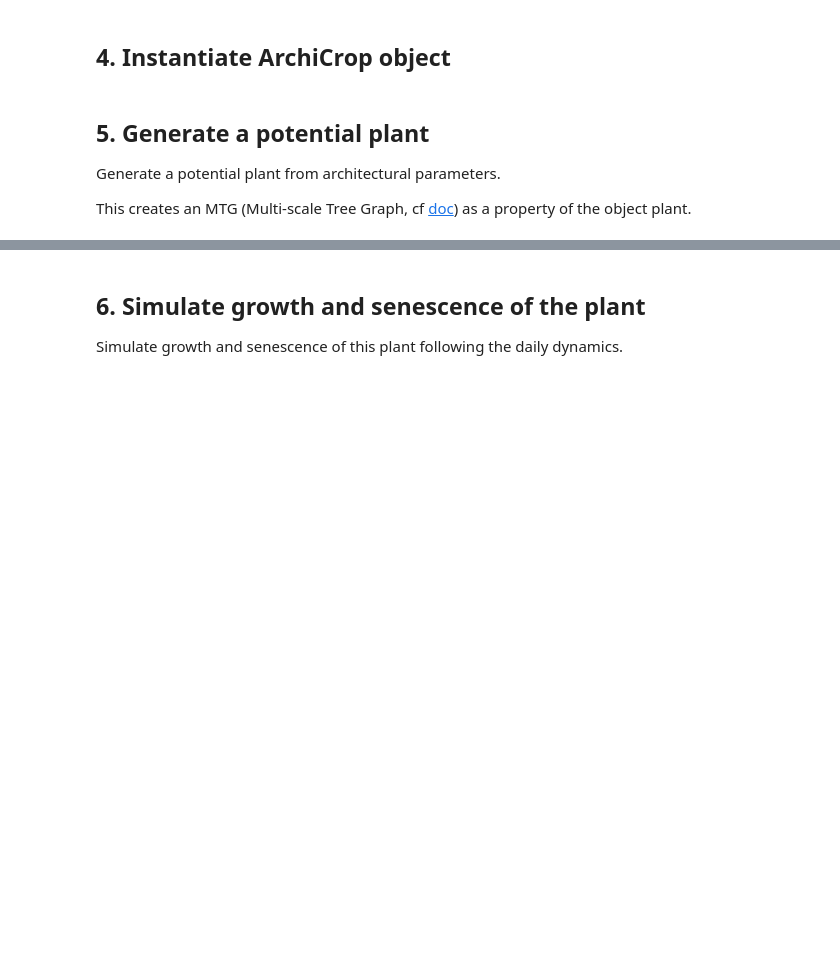
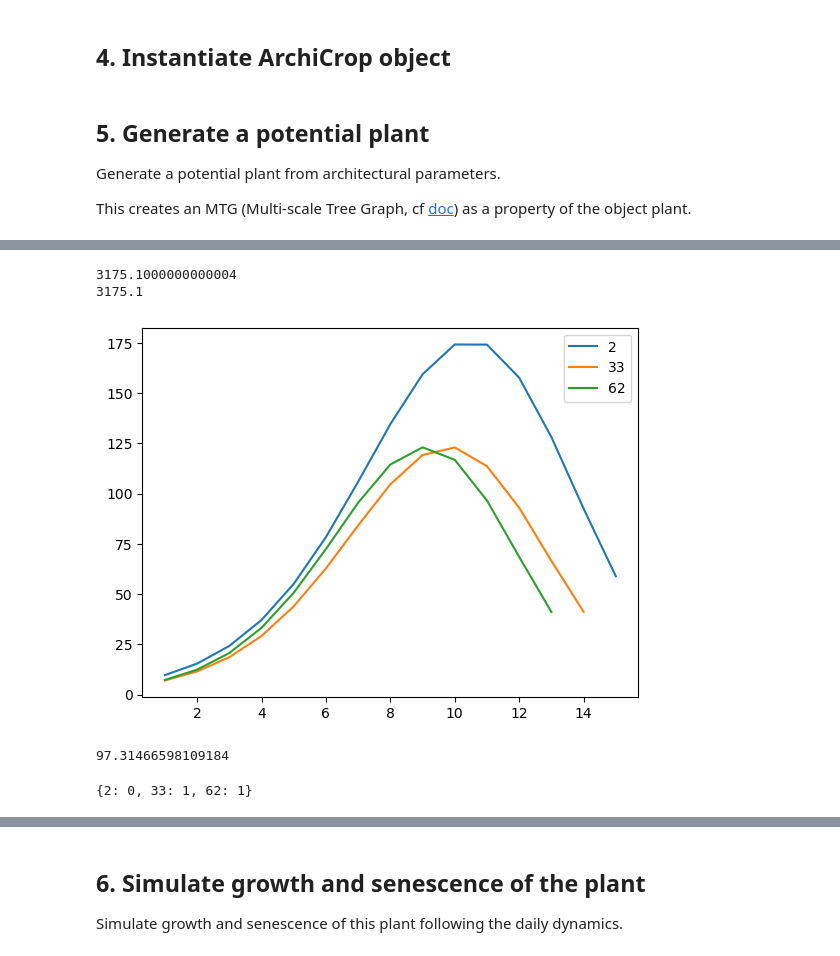
Before and after one commit to orianebro/ArchiCrop, a Jupyter notebook: tutorials/tutorial_sorghum.ipynb, the cells around one changed output, grey strips where cells are left out. Cells and saved outputs as stored; diff of their text form; code cells hidden in the pictures; blank space fills up the shorter version.

```diff
--- a/tutorials/tutorial_sorghum.ipynb
+++ b/tutorials/tutorial_sorghum.ipynb
@@ -39,11 +41,12 @@ From crop-scale data either measured or simulated with a crop model, generate a
  - "Plant height" (float): plant height (in cm)
  - "Height increment" (float): height increment compared to previous day (in cm).
 # %%
-stics_output_file = 'mod_ssorghum.sti'
+stics_output_file = '../data/mod_ssorghum.sti'
 daily_dynamics = read_sti_file(stics_output_file, sowing_density)
 
 # Time series
 # for thermal time, plant leaf area, plant senescent leaf area and plant height
+dates = [value["Date"] for value in daily_dynamics.values()]
 thermal_time = [value["Thermal time"] for value in daily_dynamics.values()]
 leaf_area_plant = [value["Plant leaf area"] for value in daily_dynamics.values()]
 sen_leaf_area_plant = [value["Plant senescent leaf area"] for value in daily_dynamics.values()]
@@ -110,7 +114,7 @@ sorghum = ArchiCrop(height=height,
                   phyllochron=phyllochron,
                   plastochron=plastochron,
                   leaf_lifespan=leaf_lifespan,
-                  nb_tillers=nb_tillers, tiller_delay=tiller_delay, reduction_factor=reduction_factor,
+                  nb_tillers=nb_tillers, tiller_delay=tiller_delay, tiller_angle=tiller_angle, reduction_factor=reduction_factor,
                   daily_dynamics=daily_dynamics)
 # %% [markdown]
 ## 5. Generate a potential plant
@@ -120,3 +124,20 @@ Generate a potential plant from architectural parameters.
 This creates an MTG (Multi-scale Tree Graph, cf [doc](https://mtg.readthedocs.io/en/latest/user/tutorial.html)) as a property of the object plant.
 # %%
 sorghum.generate_potential_plant()
+g = sorghum.g
+# %%
+# Print leaf area of all leaves, axis by axis
+la_per_axis = {}
+i = 0
+for vid in g.vertices(scale=2):  # scale=2 corresponds to axes
+    leaf_areas = []
+    axis_label = g.parent(vid)
+    print(f"Axis {axis_label}: {len(g.components(vid))/2} leaves")
+    for leaf_vid in g.components(vid):
+        if g.label(leaf_vid) == "Leaf":
+            la = g.property("leaf_area")[leaf_vid]
+            # la = g.property("mature_length")[leaf_vid]
+            print(f"  Leaf {leaf_vid}: area = {la}")
+            leaf_areas.append(la)
+    la_per_axis[vid] = leaf_areas
+    i += 1
@@ -122,0 +162,24 @@ sorghum.generate_potential_plant()
+# %%
+import matplotlib.pyplot as plt
+total_area = 0.0
+for key, value in la_per_axis.items():
+    total_area += sum(value)
+    plt.plot(range(1,len(value)+1), value, label=f"{key}")
+print(total_area)
+print(leaf_area)
+plt.legend()
+plt.show()
+# %% [output]
+3175.1000000000004
+3175.1
+[figure, added]
+# %%
+g.node(88).mature_length
+# %% [output]
+97.31466598109184
+# %%
+axes = g.vertices(scale=2)
+axis_orders = {axis: g.order(axis) for axis in axes}
+axis_orders
+# %% [output]
+{2: 0, 33: 1, 62: 1}
```
Also changed, not shown: parts of 9 cells of this notebook, 7 other files.
